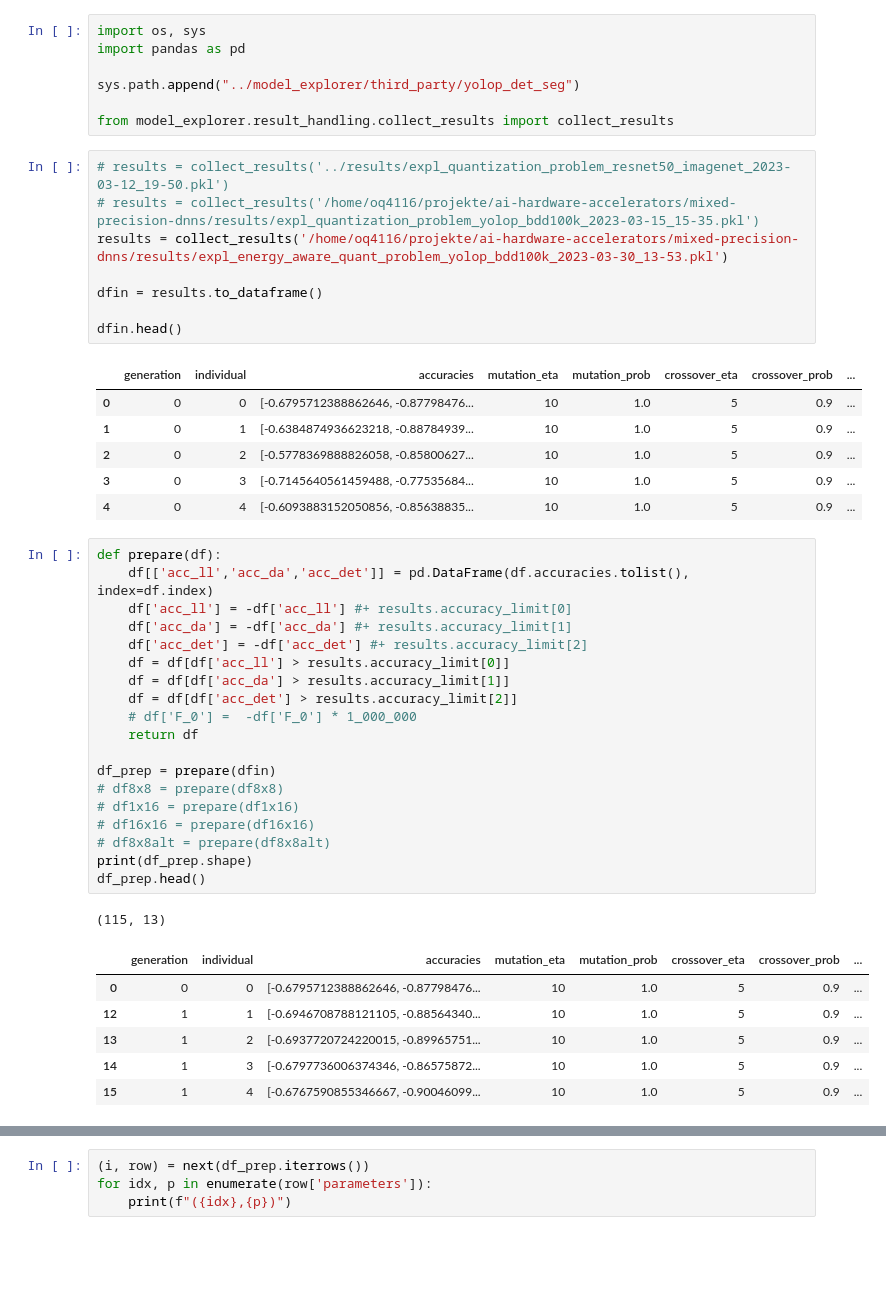
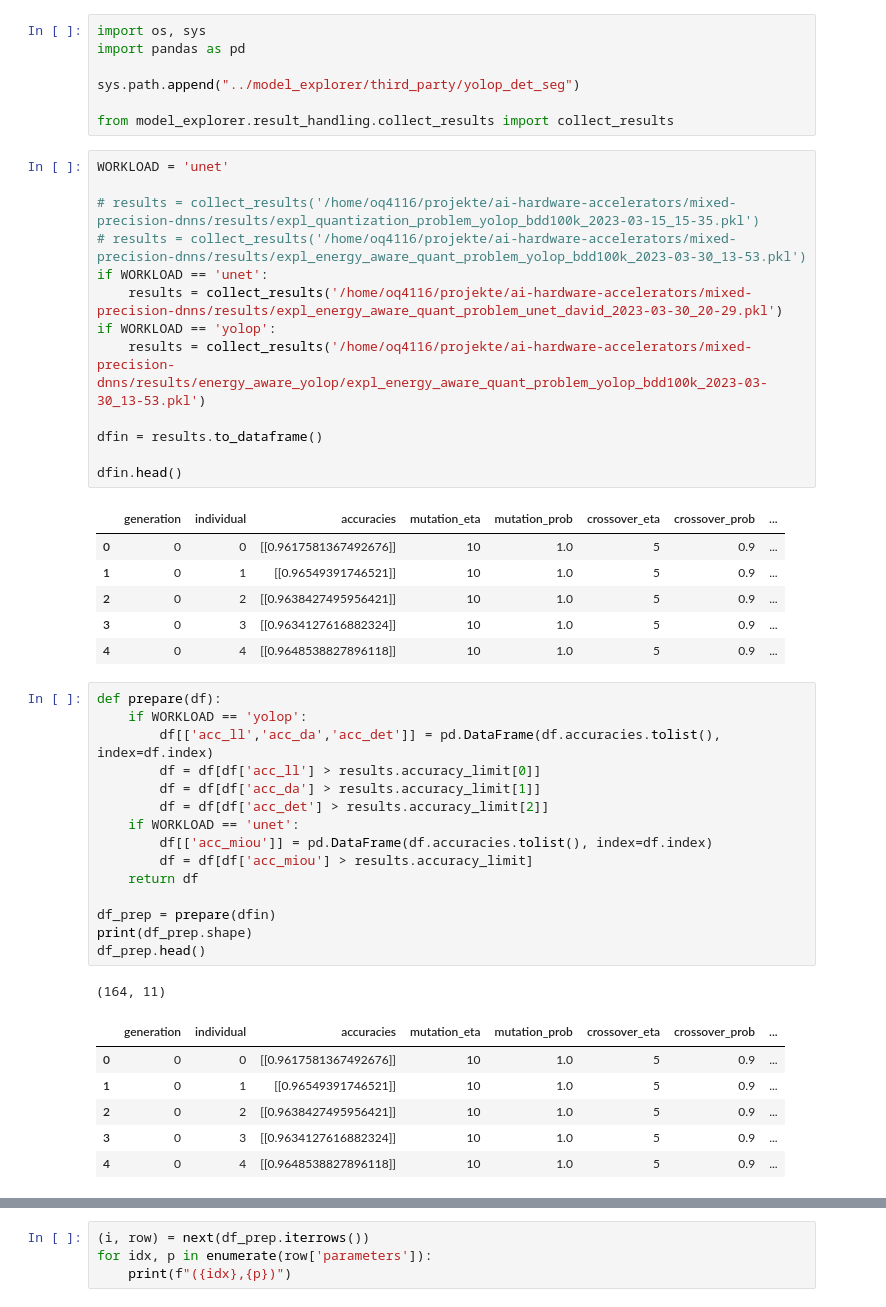
Before and after one commit to itiv-kit/dnn-model-exploration, a Jupyter notebook: doodle_scripts/visualize_individuals.ipynb, the cells around one changed output, grey strips where cells are left out. Drawn from its saved outputs; the diff is of its cells as text; blank space fills up the shorter version.

Commit message:
working unet and dram computation

```diff
--- a/doodle_scripts/visualize_individuals.ipynb
+++ b/doodle_scripts/visualize_individuals.ipynb
@@ -6,44 +6,45 @@ sys.path.append("../model_explorer/third_party/yolop_det_seg")
 
 from model_explorer.result_handling.collect_results import collect_results
 # %%
-# results = collect_results('../results/expl_quantization_problem_resnet50_imagenet_2023-03-12_19-50.pkl')
+WORKLOAD = 'unet'
+
 # results = collect_results('/home/oq4116/projekte/ai-hardware-accelerators/mixed-precision-dnns/results/expl_quantization_problem_yolop_bdd100k_2023-03-15_15-35.pkl')
-results = collect_results('/home/oq4116/projekte/ai-hardware-accelerators/mixed-precision-dnns/results/expl_energy_aware_quant_problem_yolop_bdd100k_2023-03-30_13-53.pkl')
+# results = collect_results('/home/oq4116/projekte/ai-hardware-accelerators/mixed-precision-dnns/results/expl_energy_aware_quant_problem_yolop_bdd100k_2023-03-30_13-53.pkl')
+if WORKLOAD == 'unet':
+    results = collect_results('/home/oq4116/projekte/ai-hardware-accelerators/mixed-precision-dnns/results/expl_energy_aware_quant_problem_unet_david_2023-03-30_20-29.pkl')
+if WORKLOAD == 'yolop':
+    results = collect_results('/home/oq4116/projekte/ai-hardware-accelerators/mixed-precision-dnns/results/energy_aware_yolop/expl_energy_aware_quant_problem_yolop_bdd100k_2023-03-30_13-53.pkl')
 
 dfin = results.to_dataframe()
 
 dfin.head()
 # %% [output]
 |  | generation | individual | accuracies | mutation_eta | mutation_prob | crossover_eta | crossover_prob | ... |
-| 0 | 0 | 0 | [-0.6795712388862646, -0.87798476... | 10 | 1.0 | 5 | 0.9 | ... |
-| 1 | 0 | 1 | [-0.6384874936623218, -0.88784939... | 10 | 1.0 | 5 | 0.9 | ... |
-| 2 | 0 | 2 | [-0.5778369888826058, -0.85800627... | 10 | 1.0 | 5 | 0.9 | ... |
-| 3 | 0 | 3 | [-0.7145640561459488, -0.77535684... | 10 | 1.0 | 5 | 0.9 | ... |
-| 4 | 0 | 4 | [-0.6093883152050856, -0.85638835... | 10 | 1.0 | 5 | 0.9 | ... |
+| 0 | 0 | 0 | [[0.9617581367492676]] | 10 | 1.0 | 5 | 0.9 | ... |
+| 1 | 0 | 1 | [[0.96549391746521]] | 10 | 1.0 | 5 | 0.9 | ... |
+| 2 | 0 | 2 | [[0.9638427495956421]] | 10 | 1.0 | 5 | 0.9 | ... |
+| 3 | 0 | 3 | [[0.9634127616882324]] | 10 | 1.0 | 5 | 0.9 | ... |
+| 4 | 0 | 4 | [[0.9648538827896118]] | 10 | 1.0 | 5 | 0.9 | ... |
 # %%
 def prepare(df):
-    df[['acc_ll','acc_da','acc_det']] = pd.DataFrame(df.accuracies.tolist(), index=df.index)
-    df['acc_ll'] = -df['acc_ll'] #+ results.accuracy_limit[0]
-    df['acc_da'] = -df['acc_da'] #+ results.accuracy_limit[1]
-    df['acc_det'] = -df['acc_det'] #+ results.accuracy_limit[2]
-    df = df[df['acc_ll'] > results.accuracy_limit[0]]
-    df = df[df['acc_da'] > results.accuracy_limit[1]]
-    df = df[df['acc_det'] > results.accuracy_limit[2]]
-    # df['F_0'] =  -df['F_0'] * 1_000_000
+    if WORKLOAD == 'yolop':
+        df[['acc_ll','acc_da','acc_det']] = pd.DataFrame(df.accuracies.tolist(), index=df.index)
+        df = df[df['acc_ll'] > results.accuracy_limit[0]]
+        df = df[df['acc_da'] > results.accuracy_limit[1]]
+        df = df[df['acc_det'] > results.accuracy_limit[2]]
+    if WORKLOAD == 'unet':
+        df[['acc_miou']] = pd.DataFrame(df.accuracies.tolist(), index=df.index)
+        df = df[df['acc_miou'] > results.accuracy_limit]
     return df
 
 df_prep = prepare(dfin)
-# df8x8 = prepare(df8x8)
-# df1x16 = prepare(df1x16)
-# df16x16 = prepare(df16x16)
-# df8x8alt = prepare(df8x8alt)
 print(df_prep.shape)
 df_prep.head()
 # %% [output]
-(115, 13)
+(164, 11)
 |  | generation | individual | accuracies | mutation_eta | mutation_prob | crossover_eta | crossover_prob | ... |
-| 0 | 0 | 0 | [-0.6795712388862646, -0.87798476... | 10 | 1.0 | 5 | 0.9 | ... |
-| 12 | 1 | 1 | [-0.6946708788121105, -0.88564340... | 10 | 1.0 | 5 | 0.9 | ... |
-| 13 | 1 | 2 | [-0.6937720724220015, -0.89965751... | 10 | 1.0 | 5 | 0.9 | ... |
-| 14 | 1 | 3 | [-0.6797736006374346, -0.86575872... | 10 | 1.0 | 5 | 0.9 | ... |
-| 15 | 1 | 4 | [-0.6767590855346667, -0.90046099... | 10 | 1.0 | 5 | 0.9 | ... |
+| 0 | 0 | 0 | [[0.9617581367492676]] | 10 | 1.0 | 5 | 0.9 | ... |
+| 1 | 0 | 1 | [[0.96549391746521]] | 10 | 1.0 | 5 | 0.9 | ... |
+| 2 | 0 | 2 | [[0.9638427495956421]] | 10 | 1.0 | 5 | 0.9 | ... |
+| 3 | 0 | 3 | [[0.9634127616882324]] | 10 | 1.0 | 5 | 0.9 | ... |
+| 4 | 0 | 4 | [[0.9648538827896118]] | 10 | 1.0 | 5 | 0.9 | ... |
```
Also changed, not shown: parts of 3 cells of this notebook, 6 other files.
